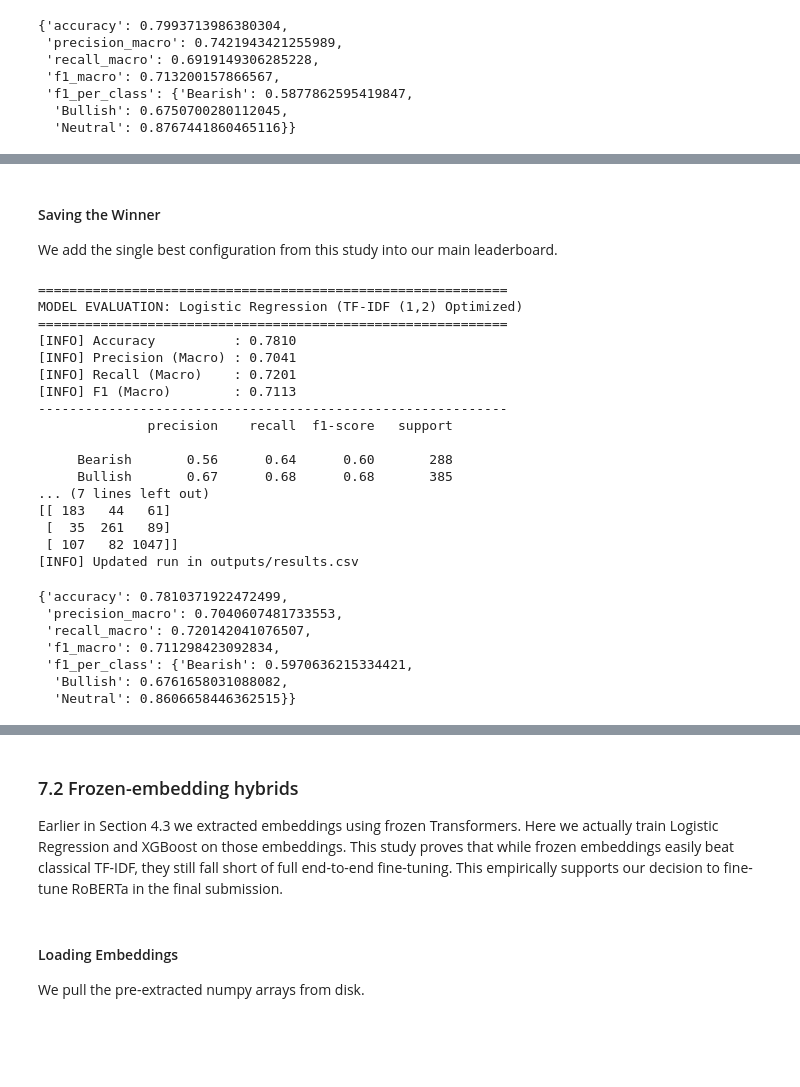
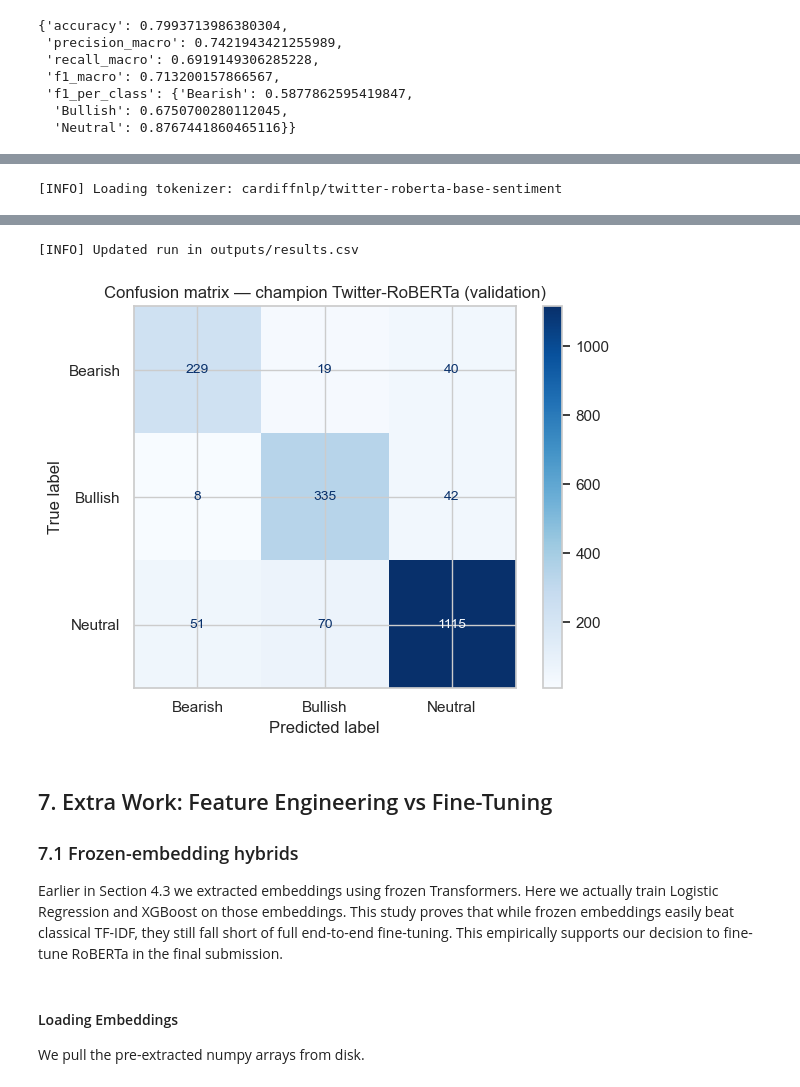
Before and after one commit to GoncaloBento/text-mining-tweet-classification, a Jupyter notebook: notebooks/tm_tests_31.ipynb, the cells around one changed output, grey strips where cells are left out. Drawn from its saved outputs; the diff is of its cells as text; code cells hidden in the pictures; blank space fills up the shorter version.

```diff
--- a/notebooks/tm_tests_31.ipynb
+++ b/notebooks/tm_tests_31.ipynb
@@ -2625,8 +1957,5 @@ We also experimented with domain-specific encoders to see if they give us an edg
 # %%
-# Extra encoder #1: Twitter-RoBERTa (domain: social media)
-run_trainer("roberta", n_samples=2000, notes="EXTRA WORK: Twitter-RoBERTa fine-tune")
-
-import gc, torch
-gc.collect()
-if torch.cuda.is_available(): torch.cuda.empty_cache()
+# Extra encoder #1 — Twitter-RoBERTa (social-media domain), full-data fine-tune.
+# Captured as roberta_trainer so §6 can score it for the champion confusion matrix.
+roberta_trainer = run_trainer("roberta", n_samples=None, notes="EXTRA WORK: Twitter-RoBERTa fine-tune")
 # %% [output]
@@ -3033,42 +2075,18 @@ plt.show()
-# %% [markdown]
-#### Saving the Winner
-
-We add the single best configuration from this study into our main leaderboard.
-# %%
-full_names = {
-    "LR": "Logistic Regression", "MNB": "Multinomial NB",
-    "MLP": "MLP Classifier", "RF": "Random Forest", "XGB": "XGBoost",
-}
-
-evaluate_and_log(
-    y_val, best_pred,
-    model_name=full_names[winner["model"]],
-    feature_desc="TF-IDF (1,2) Optimized",
-    params=f"best_imbalance_strategy={winner['strategy']} (TM-015 winner)",
-    owner="Pedro",
-)
-# %% [output]
-============================================================
-MODEL EVALUATION: Logistic Regression (TF-IDF (1,2) Optimized)
-============================================================
-[INFO] Accuracy          : 0.7810
-[INFO] Precision (Macro) : 0.7041
-[INFO] Recall (Macro)    : 0.7201
-[INFO] F1 (Macro)        : 0.7113
-------------------------------------------------------------
-              precision    recall  f1-score   support
-
-     Bearish       0.56      0.64      0.60       288
-     Bullish       0.67      0.68      0.68       385
-... (7 lines left out)
-[[ 183   44   61]
- [  35  261   89]
- [ 107   82 1047]]
-[INFO] Updated run in outputs/results.csv
-{'accuracy': 0.7810371922472499,
- 'precision_macro': 0.7040607481733553,
- 'recall_macro': 0.720142041076507,
- 'f1_macro': 0.711298423092834,
- 'f1_per_class': {'Bearish': 0.5970636215334421,
-  'Bullish': 0.6761658031088082,
-  'Neutral': 0.8606658446362515}}
+# %%
+# Confusion matrix for the champion Twitter-RoBERTa on the validation split.
+# Reuses the fine-tuned trainer from §5.3 and the same stratified split (fixed SEED)
+# that run_trainer applies internally, so these rows match the leaderboard champion.
+roberta_tok = load_tokenizer(SPECS["roberta"])
+
+full_df = pd.read_csv(TRAIN_CSV_PATH)
+_, X_val_r, _, y_val_r = stratified_split(full_df)
+
+val_ds = _tokenize_dataset(roberta_tok, X_val_r, y_val_r)
+roberta_val_pred = np.argmax(roberta_trainer.predict(val_ds).predictions, axis=-1)
+
+cm = confusion_matrix(y_val_r, roberta_val_pred)
+ConfusionMatrixDisplay(cm, display_labels=list(LABEL_NAMES.values())).plot(cmap="Blues", values_format="d")
+plt.title("Confusion matrix — champion Twitter-RoBERTa (validation)")
+plt.tight_layout(); plt.show()
+# %% [output]
+[INFO] Loading tokenizer: cardiffnlp/twitter-roberta-base-sentiment
@@ -3075,5 +2094,8 @@ MODEL EVALUATION: Logistic Regression (TF-IDF (1,2) Optimized)
+[INFO] Updated run in outputs/results.csv
+[figure, added]
 # %% [markdown]
-### 7.2 Frozen-embedding hybrids
+## 7. Extra Work: Feature Engineering vs Fine-Tuning
+### 7.1 Frozen-embedding hybrids
 
 Earlier in Section 4.3 we extracted embeddings using frozen Transformers. Here we actually train Logistic Regression and XGBoost on those embeddings.
 This study proves that while frozen embeddings easily beat classical TF-IDF, they still fall short of full end-to-end fine-tuning. This empirically supports our decision to fine-tune RoBERTa in the final submission.
```
Also changed, not shown: parts of 134 cells of this notebook, 7 other files.
